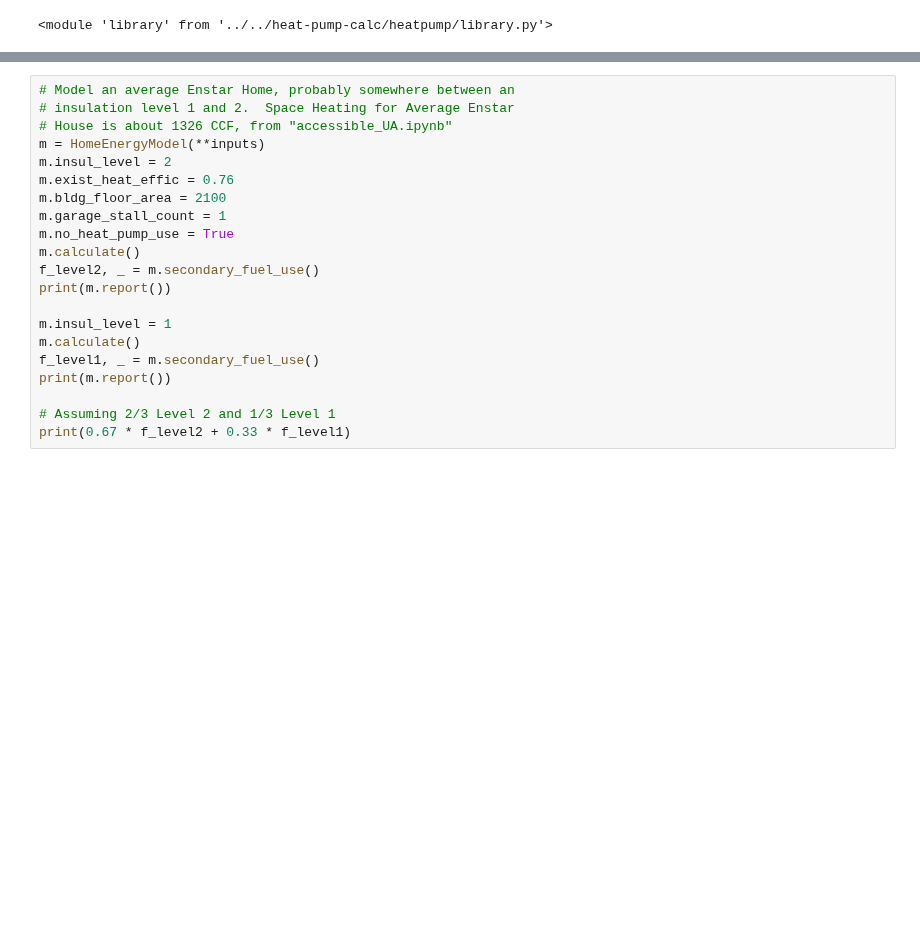
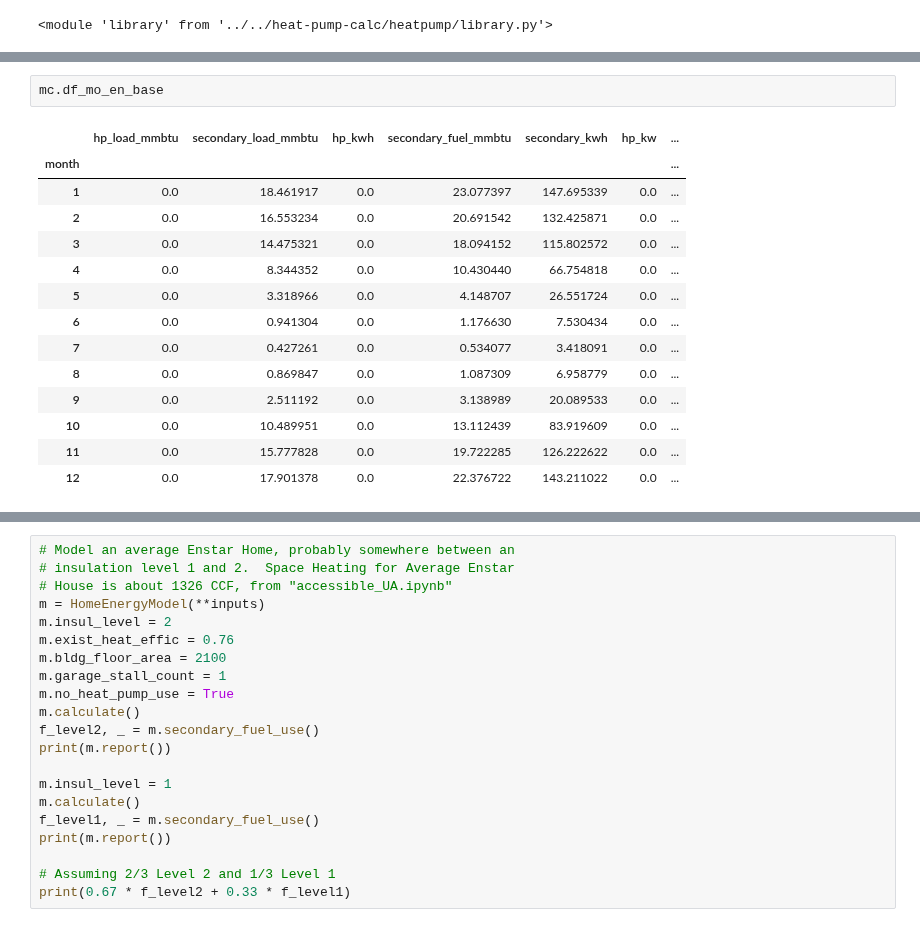
Before and after one commit to alanmitchell/heat-pump-study, a Jupyter notebook: general/calc_model_dev.ipynb, the cells around one changed output, grey strips where cells are left out. Drawn from its saved outputs; the diff is of its cells as text; blank space fills up the shorter version.

```diff
--- a/general/calc_model_dev.ipynb
+++ b/general/calc_model_dev.ipynb
@@ -649,3 +763,20 @@ UA True Up: 1.12
+# %%
+mc.df_mo_en_base
+# %% [output]
+|  | hp_load_mmbtu | secondary_load_mmbtu | hp_kwh | secondary_fuel_mmbtu | secondary_kwh | hp_kw | ... |
+| month |  |  |  |  |  |  | ... |
+| 1 | 0.0 | 18.461917 | 0.0 | 23.077397 | 147.695339 | 0.0 | ... |
+| 2 | 0.0 | 16.553234 | 0.0 | 20.691542 | 132.425871 | 0.0 | ... |
+| 3 | 0.0 | 14.475321 | 0.0 | 18.094152 | 115.802572 | 0.0 | ... |
+| 4 | 0.0 | 8.344352 | 0.0 | 10.430440 | 66.754818 | 0.0 | ... |
+| 5 | 0.0 | 3.318966 | 0.0 | 4.148707 | 26.551724 | 0.0 | ... |
+| 6 | 0.0 | 0.941304 | 0.0 | 1.176630 | 7.530434 | 0.0 | ... |
+| 7 | 0.0 | 0.427261 | 0.0 | 0.534077 | 3.418091 | 0.0 | ... |
+| 8 | 0.0 | 0.869847 | 0.0 | 1.087309 | 6.958779 | 0.0 | ... |
+| 9 | 0.0 | 2.511192 | 0.0 | 3.138989 | 20.089533 | 0.0 | ... |
+| 10 | 0.0 | 10.489951 | 0.0 | 13.112439 | 83.919609 | 0.0 | ... |
+| 11 | 0.0 | 15.777828 | 0.0 | 19.722285 | 126.222622 | 0.0 | ... |
+| 12 | 0.0 | 17.901378 | 0.0 | 22.376722 | 143.211022 | 0.0 | ... |
 # %%
 mc.df_mo_en_hp
 # %% [output]
```
Also changed, not shown: parts of 17 cells of this notebook.
